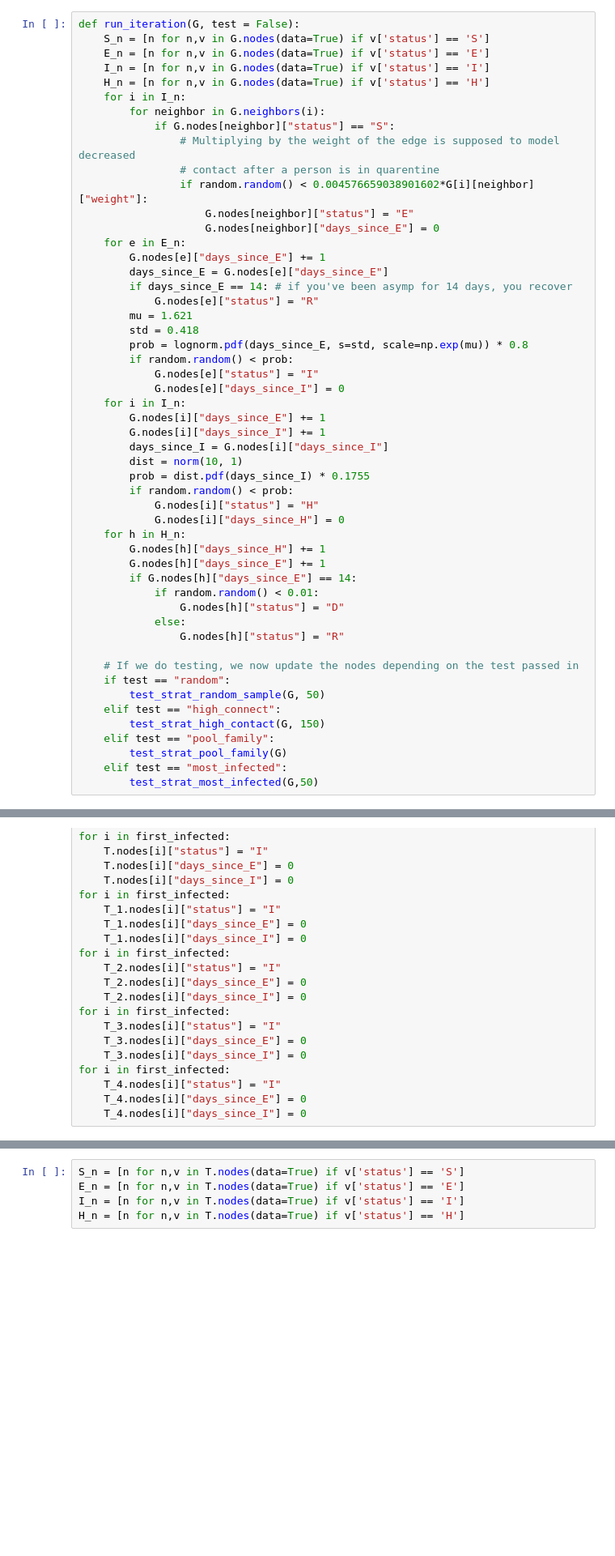
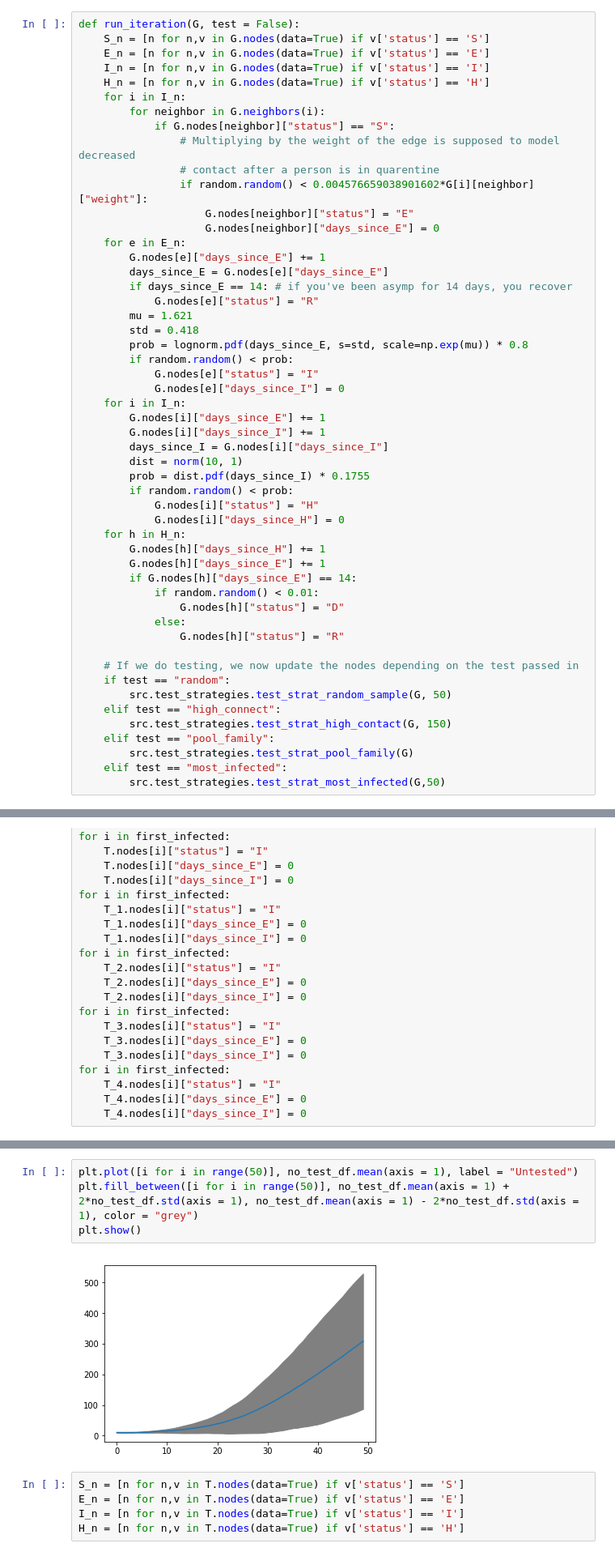
Before and after one commit to txiong13/team139, a Jupyter notebook: graph_prelim.ipynb, the cells around one changed output, grey strips where cells are left out. Shown: that part at 81% size. Cells and saved outputs as stored; diff of their text form; blank space fills up the shorter version.

Commit message:
Added confidence intervals also changed it so that we can download from test strategy instead of having it copy and pasted at the bottom

```diff
--- a/graph_prelim.ipynb
+++ b/graph_prelim.ipynb
@@ -70,13 +75,13 @@ def run_iteration(G, test = False):
 
     # If we do testing, we now update the nodes depending on the test passed in
     if test == "random":
-        test_strat_random_sample(G, 50)
+        src.test_strategies.test_strat_random_sample(G, 50)
     elif test == "high_connect":
-        test_strat_high_contact(G, 150)
+        src.test_strategies.test_strat_high_contact(G, 150)
     elif test == "pool_family":
-        test_strat_pool_family(G)
+        src.test_strategies.test_strat_pool_family(G)
     elif test == "most_infected":
-        test_strat_most_infected(G,50)
+        src.test_strategies.test_strat_most_infected(G,50)
 # %%
 # Choose 10 people at random to be infected initially
 T = G.copy()
@@ -176,3 +217,9 @@ done 40 iter
+# %%
+plt.plot([i for i in range(50)], no_test_df.mean(axis = 1), label = "Untested")
+plt.fill_between([i for i in range(50)], no_test_df.mean(axis = 1) + 2*no_test_df.std(axis = 1), no_test_df.mean(axis = 1) - 2*no_test_df.std(axis = 1), color = "grey")
+plt.show()
+# %% [output]
+[figure, added]
 # %%
 S_n = [n for n,v in T.nodes(data=True) if v['status'] == 'S']
 E_n = [n for n,v in T.nodes(data=True) if v['status'] == 'E']
```
Also changed, not shown: parts of 5 cells of this notebook, 1 other file.
